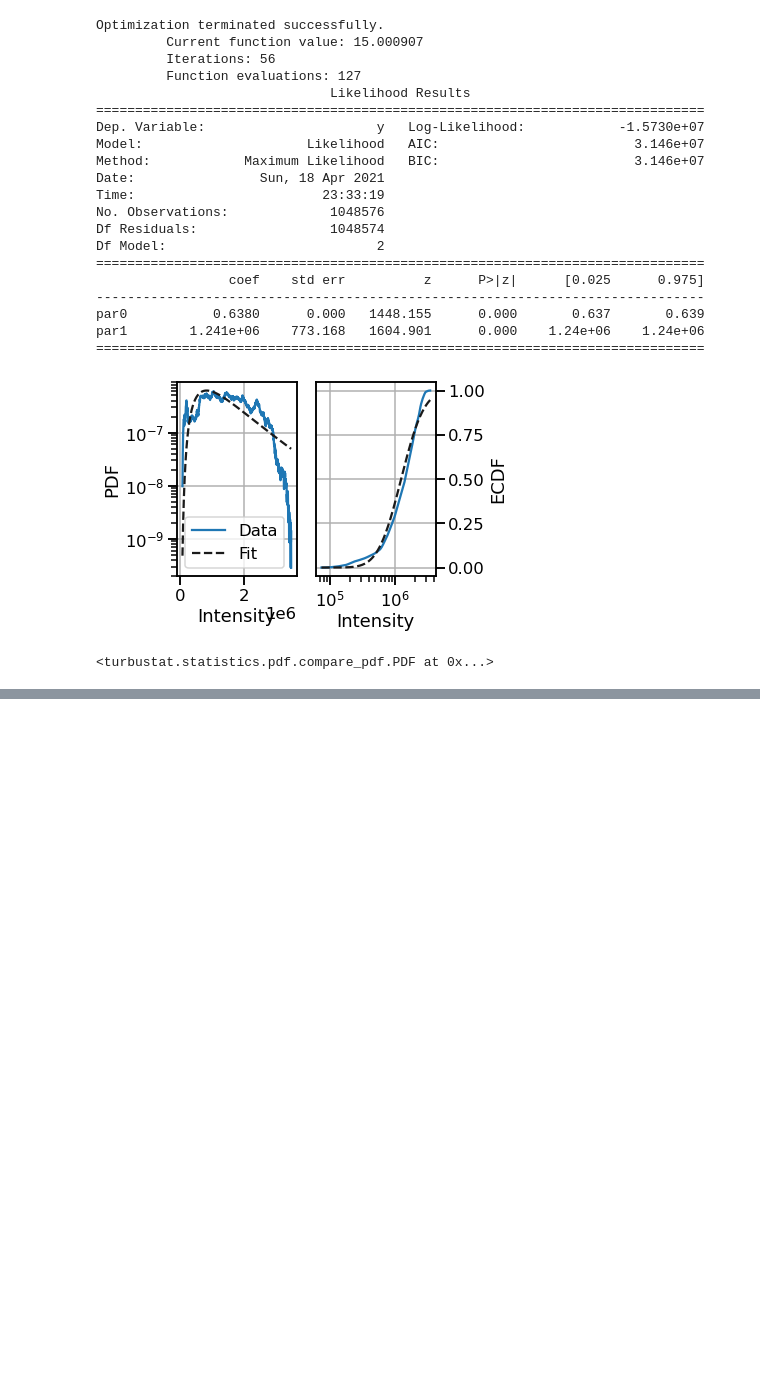
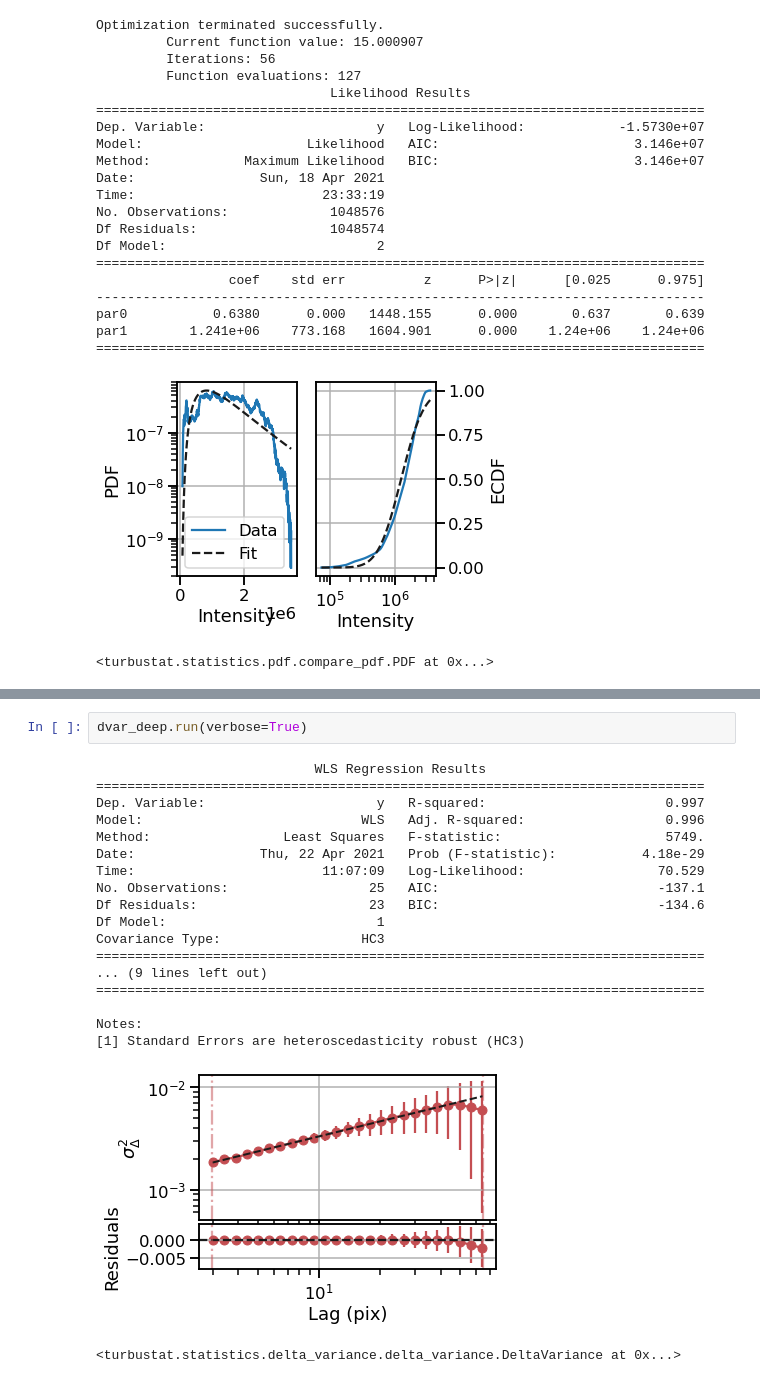
Before and after one commit to will-henney/mariano-velocity-statistics, a Jupyter notebook: tarantula-turbustat.ipynb, the cells around one changed output, grey strips where cells are left out. Cells and saved outputs as stored; diff of their text form; blank space fills up the shorter version.

```diff
--- a/tarantula-turbustat.ipynb
+++ b/tarantula-turbustat.ipynb
@@ -542,0 +627,22 @@ par1        1.241e+06    773.168   1604.901      0.000    1.24e+06    1.24e+06
+# %%
+dvar_deep.run(verbose=True)
+# %% [output]
+                            WLS Regression Results
+==============================================================================
+Dep. Variable:                      y   R-squared:                       0.997
+Model:                            WLS   Adj. R-squared:                  0.996
+Method:                 Least Squares   F-statistic:                     5749.
+Date:                Thu, 22 Apr 2021   Prob (F-statistic):           4.18e-29
+Time:                        11:07:09   Log-Likelihood:                 70.529
+No. Observations:                  25   AIC:                            -137.1
+Df Residuals:                      23   BIC:                            -134.6
+Df Model:                           1
+Covariance Type:                  HC3
+==============================================================================
+... (9 lines left out)
+==============================================================================
+
+Notes:
+[1] Standard Errors are heteroscedasticity robust (HC3)
+[figure, added]
+<turbustat.statistics.delta_variance.delta_variance.DeltaVariance at 0x...>
```
Also changed, not shown: parts of 31 cells of this notebook, 2 other files.
